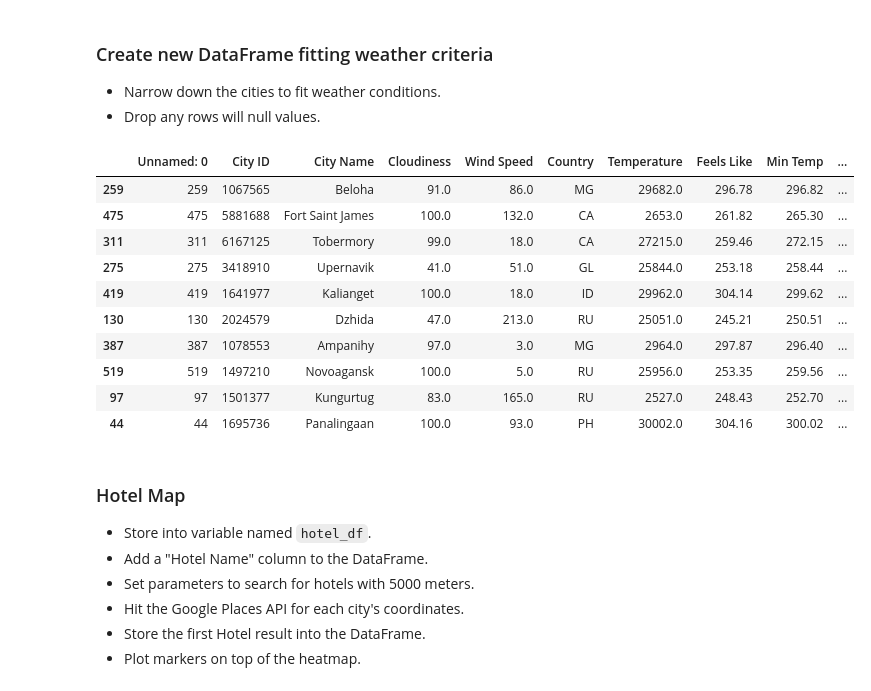
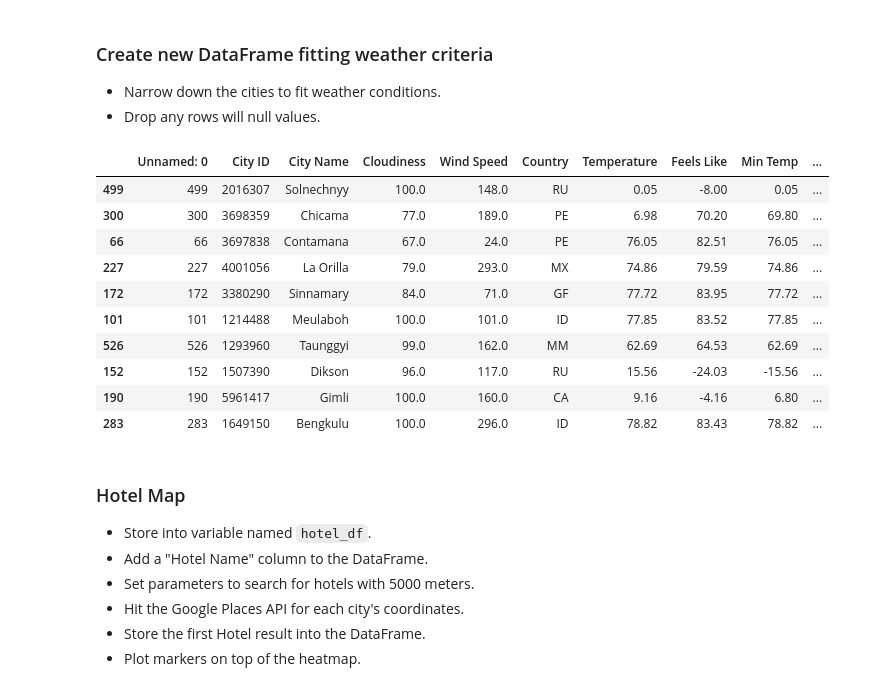
Before and after one commit to kehull/python-api-challenge, a Jupyter notebook: VacationPy/VacationPy.ipynb, the cells around one changed output. Cells and saved outputs as stored; diff of their text form; code cells hidden in the pictures.

```diff
--- a/VacationPy/VacationPy.ipynb
+++ b/VacationPy/VacationPy.ipynb
@@ -71,27 +78,27 @@ fig
 # %%
 ideal_weather = city_df.loc[city_df['Humidity'] < 50]
 ideal_weather = city_df.loc[city_df['Humidity'] > 30]
-ideal_weather = city_df.loc[city_df['Feels Like'] < 1026.28]
-ideal_weather = city_df.loc[city_df['Feels Like'] > 1005.76]
-ideal_weather = city_df.loc[city_df['Max Temp'] < 296.5]
-ideal_weather = city_df.loc[city_df['Min Temp'] > 291.5]
+ideal_weather = city_df.loc[city_df['Feels Like'] < 74]
+ideal_weather = city_df.loc[city_df['Feels Like'] > 68]
+ideal_weather = city_df.loc[city_df['Max Temp'] < 84]
+ideal_weather = city_df.loc[city_df['Min Temp'] > 58]
 ideal_weather = city_df.loc[city_df['Wind Speed'] < 24]
 ideal_weather = city_df.loc[city_df['Cloudiness'] > 40]
 dropped_weather = ideal_weather.dropna(subset=['Humidity', 'Feels Like', 'Max Temp', 'Min Temp', 'Wind Speed', 'Cloudiness', 'Latitude', 'Longitude'])
 hotel_checker = dropped_weather.sample(10)
 hotel_checker
 # %% [output]
 |  | Unnamed: 0 | City ID | City Name | Cloudiness | Wind Speed | Country | Temperature | Feels Like | Min Temp | ... |
-| 259 | 259 | 1067565 | Beloha | 91.0 | 86.0 | MG | 29682.0 | 296.78 | 296.82 | ... |
-| 475 | 475 | 5881688 | Fort Saint James | 100.0 | 132.0 | CA | 2653.0 | 261.82 | 265.30 | ... |
-| 311 | 311 | 6167125 | Tobermory | 99.0 | 18.0 | CA | 27215.0 | 259.46 | 272.15 | ... |
-| 275 | 275 | 3418910 | Upernavik | 41.0 | 51.0 | GL | 25844.0 | 253.18 | 258.44 | ... |
-| 419 | 419 | 1641977 | Kalianget | 100.0 | 18.0 | ID | 29962.0 | 304.14 | 299.62 | ... |
-| 130 | 130 | 2024579 | Dzhida | 47.0 | 213.0 | RU | 25051.0 | 245.21 | 250.51 | ... |
-| 387 | 387 | 1078553 | Ampanihy | 97.0 | 3.0 | MG | 2964.0 | 297.87 | 296.40 | ... |
-| 519 | 519 | 1497210 | Novoagansk | 100.0 | 5.0 | RU | 25956.0 | 253.35 | 259.56 | ... |
-| 97 | 97 | 1501377 | Kungurtug | 83.0 | 165.0 | RU | 2527.0 | 248.43 | 252.70 | ... |
-| 44 | 44 | 1695736 | Panalingaan | 100.0 | 93.0 | PH | 30002.0 | 304.16 | 300.02 | ... |
+| 499 | 499 | 2016307 | Solnechnyy | 100.0 | 148.0 | RU | 0.05 | -8.00 | 0.05 | ... |
+| 300 | 300 | 3698359 | Chicama | 77.0 | 189.0 | PE | 6.98 | 70.20 | 69.80 | ... |
+| 66 | 66 | 3697838 | Contamana | 67.0 | 24.0 | PE | 76.05 | 82.51 | 76.05 | ... |
+| 227 | 227 | 4001056 | La Orilla | 79.0 | 293.0 | MX | 74.86 | 79.59 | 74.86 | ... |
+| 172 | 172 | 3380290 | Sinnamary | 84.0 | 71.0 | GF | 77.72 | 83.95 | 77.72 | ... |
+| 101 | 101 | 1214488 | Meulaboh | 100.0 | 101.0 | ID | 77.85 | 83.52 | 77.85 | ... |
+| 526 | 526 | 1293960 | Taunggyi | 99.0 | 162.0 | MM | 62.69 | 64.53 | 62.69 | ... |
+| 152 | 152 | 1507390 | Dikson | 96.0 | 117.0 | RU | 15.56 | -24.03 | -15.56 | ... |
+| 190 | 190 | 5961417 | Gimli | 100.0 | 160.0 | CA | 9.16 | -4.16 | 6.80 | ... |
+| 283 | 283 | 1649150 | Bengkulu | 100.0 | 296.0 | ID | 78.82 | 83.43 | 78.82 | ... |
 # %% [markdown]
 ### Hotel Map
 * Store into variable named `hotel_df`.
```
Also changed, not shown: parts of 7 cells of this notebook, 23 other files.
